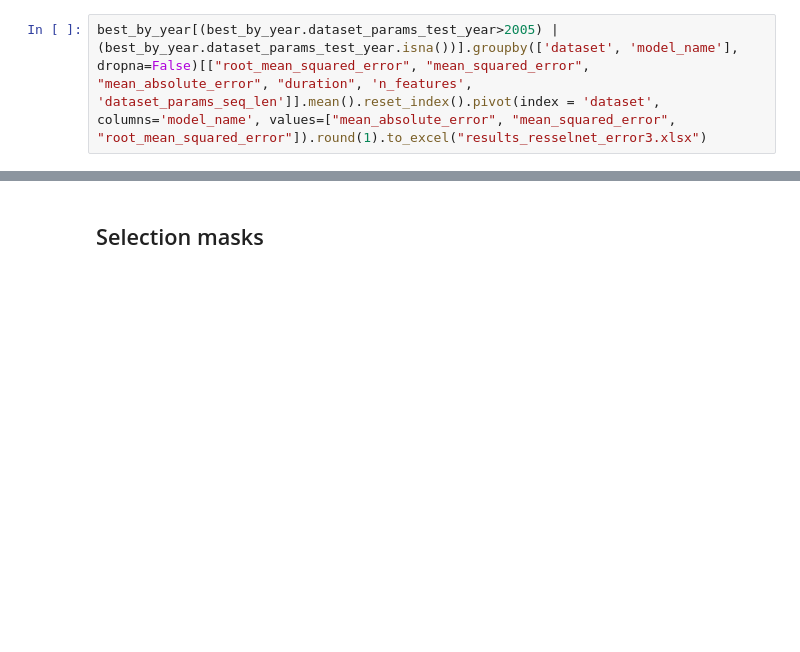
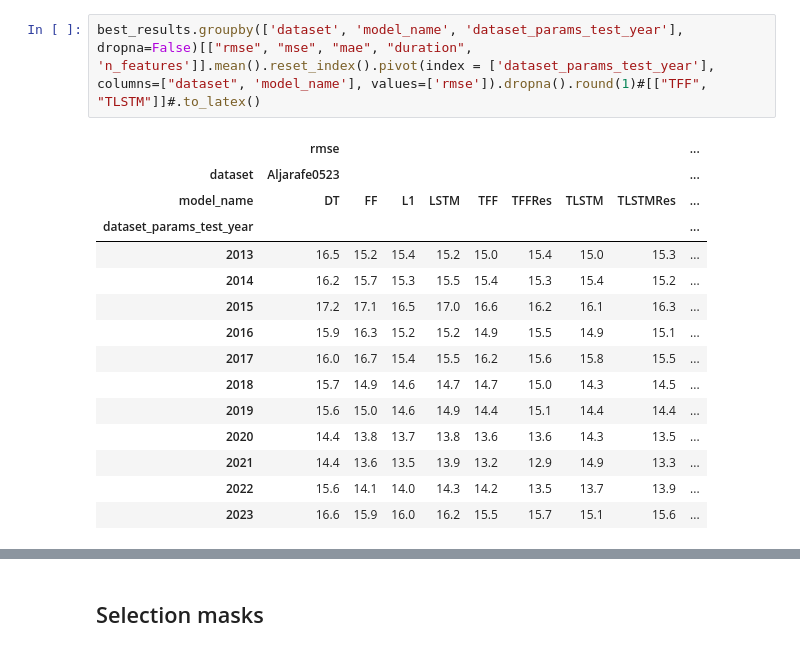
Before and after one commit to manjimnav/ResSelNet, a Jupyter notebook: analysis.ipynb, the cells around one changed output, grey strips where cells are left out. Drawn from its saved outputs; the diff is of its cells as text; blank space fills up the shorter version.

```diff
--- a/analysis.ipynb
+++ b/analysis.ipynb
@@ -60,2 +49,18 @@ best_by_year[(best_by_year.dataset_params_test_year>2005) | (best_by_year.datase
 # %%
-best_by_year[(best_by_year.dataset_params_test_year>2005) | (best_by_year.dataset_params_test_year.isna())].groupby(['dataset', 'model_name'], dropna=False)[["root_mean_squared_error", "mean_squared_error", "mean_absolute_error", "duration", 'n_features', 'dataset_params_seq_len']].mean().reset_index().pivot(index = 'dataset', columns='model_name', values=["mean_absolute_error", "mean_squared_error", "root_mean_squared_error"]).round(1).to_excel("results_resselnet_error3.xlsx")
+best_results.groupby(['dataset', 'model_name', 'dataset_params_test_year'], dropna=False)[["rmse", "mse", "mae", "duration", 'n_features']].mean().reset_index().pivot(index = ['dataset_params_test_year'], columns=["dataset", 'model_name'], values=['rmse']).dropna().round(1)#[["TFF", "TLSTM"]]#.to_latex()
+# %% [output]
+|  | rmse |  |  |  |  |  |  |  | ... |
+| dataset | Aljarafe0523 |  |  |  |  |  |  |  | ... |
+| model_name | DT | FF | L1 | LSTM | TFF | TFFRes | TLSTM | TLSTMRes | ... |
+| dataset_params_test_year |  |  |  |  |  |  |  |  | ... |
+| 2013 | 16.5 | 15.2 | 15.4 | 15.2 | 15.0 | 15.4 | 15.0 | 15.3 | ... |
+| 2014 | 16.2 | 15.7 | 15.3 | 15.5 | 15.4 | 15.3 | 15.4 | 15.2 | ... |
+| 2015 | 17.2 | 17.1 | 16.5 | 17.0 | 16.6 | 16.2 | 16.1 | 16.3 | ... |
+| 2016 | 15.9 | 16.3 | 15.2 | 15.2 | 14.9 | 15.5 | 14.9 | 15.1 | ... |
+| 2017 | 16.0 | 16.7 | 15.4 | 15.5 | 16.2 | 15.6 | 15.8 | 15.5 | ... |
+| 2018 | 15.7 | 14.9 | 14.6 | 14.7 | 14.7 | 15.0 | 14.3 | 14.5 | ... |
+| 2019 | 15.6 | 15.0 | 14.6 | 14.9 | 14.4 | 15.1 | 14.4 | 14.4 | ... |
+| 2020 | 14.4 | 13.8 | 13.7 | 13.8 | 13.6 | 13.6 | 14.3 | 13.5 | ... |
+| 2021 | 14.4 | 13.6 | 13.5 | 13.9 | 13.2 | 12.9 | 14.9 | 13.3 | ... |
+| 2022 | 15.6 | 14.1 | 14.0 | 14.3 | 14.2 | 13.5 | 13.7 | 13.9 | ... |
+| 2023 | 16.6 | 15.9 | 16.0 | 16.2 | 15.5 | 15.7 | 15.1 | 15.6 | ... |
```
Also changed, not shown: parts of 10 cells of this notebook, 3 other files.
